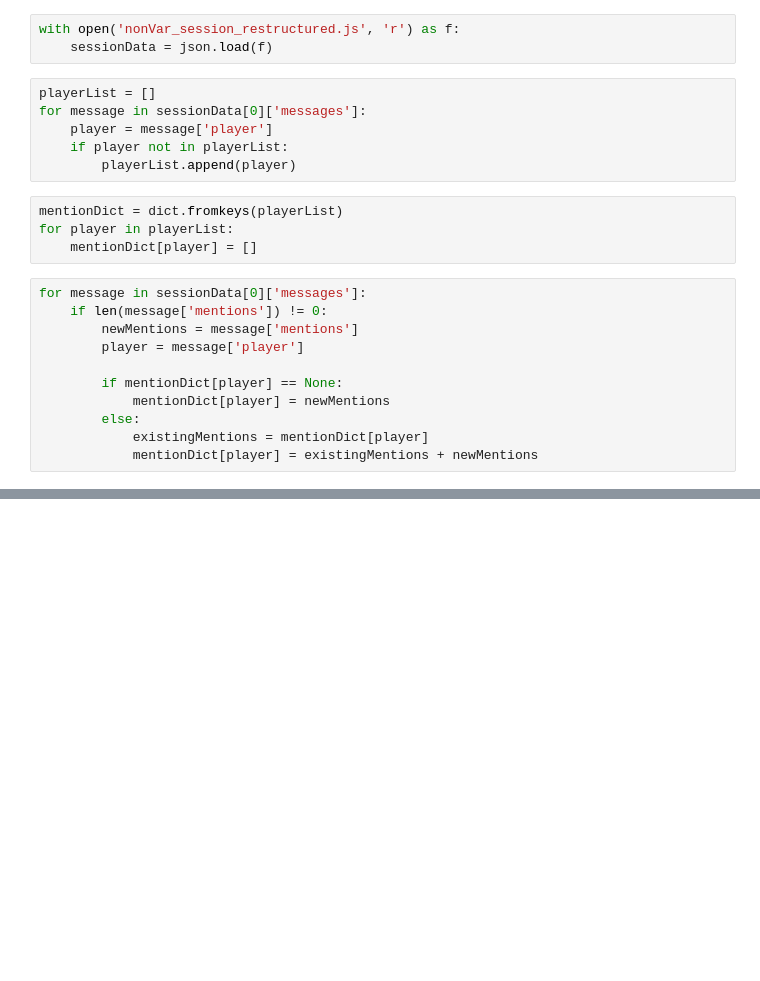
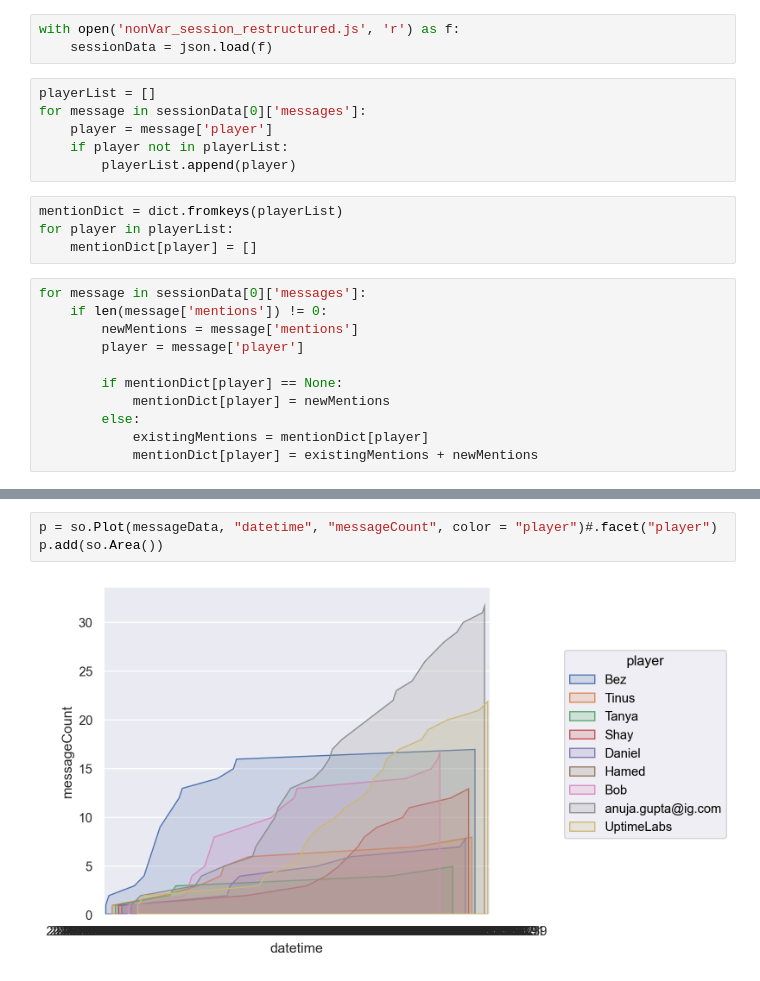
Before and after one commit to DilanMoore/visjs, a Jupyter notebook: MentionsVisualiser.ipynb, the cells around one changed output, grey strips where cells are left out. Drawn from its saved outputs; the diff is of its cells as text; blank space fills up the shorter version.

```diff
--- a/MentionsVisualiser.ipynb
+++ b/MentionsVisualiser.ipynb
@@ -74,0 +107,5 @@ chord
+# %%
+p = so.Plot(messageData, "datetime", "messageCount", color = "player")#.facet("player")
+p.add(so.Area())
+# %% [output]
+[figure, added]
```
Also changed, not shown: parts of 22 cells of this notebook, 7 other files.
